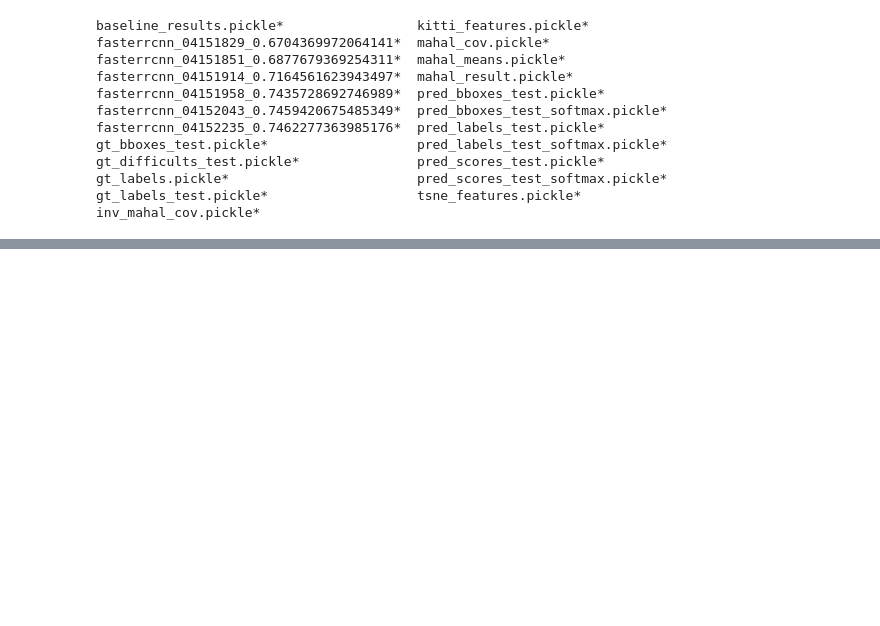
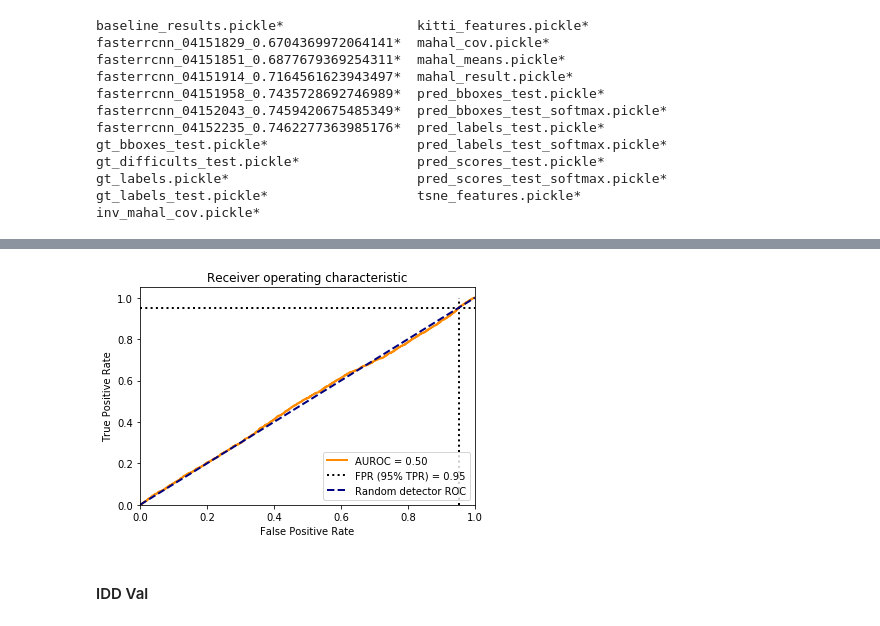
Before and after one commit to BalahariVignesh/simple-faster-rcnn-pytorch, a Jupyter notebook: idd_Cars_OneClass.ipynb, the cells around one changed output, grey strips where cells are left out. Drawn from its saved outputs; the diff is of its cells as text; code cells hidden in the pictures; blank space fills up the shorter version.

```diff
--- a/idd_Cars_OneClass.ipynb
+++ b/idd_Cars_OneClass.ipynb
@@ -687,0 +429,2 @@ with h5py.File("idd_cars_detections_val.hdf5", "r") as f:
+# %%
+kitti_val_X, kitti_val_y = read_features("kitti_cars_detections_val.hdf5", 1)
@@ -687,0 +433,7 @@ with h5py.File("idd_cars_detections_val.hdf5", "r") as f:
+# %%
+kitti_val_novelty_scores = clf.decision_function(kitti_val_X)
+plot_roc(kitti_val_novelty_scores, kitti_val_y)
+# %% [output]
+[figure, added]
+# %% [markdown]
+#### IDD Val
```
Also changed, not shown: parts of 108 cells of this notebook, 6 other files.
